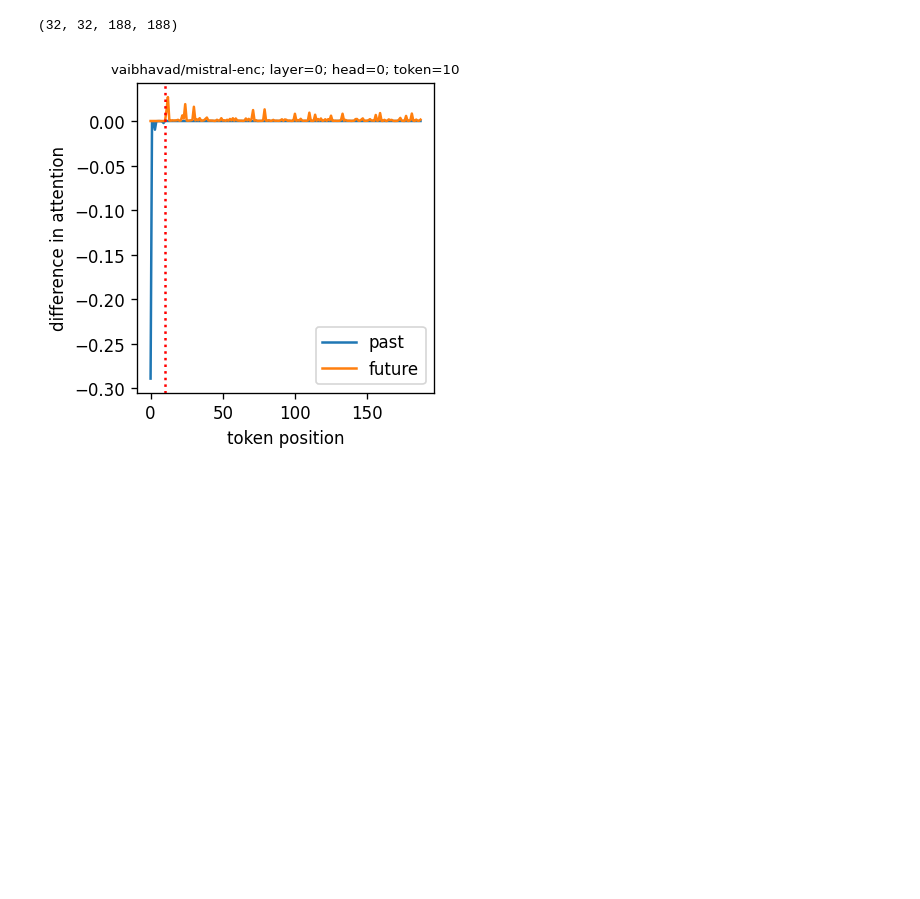
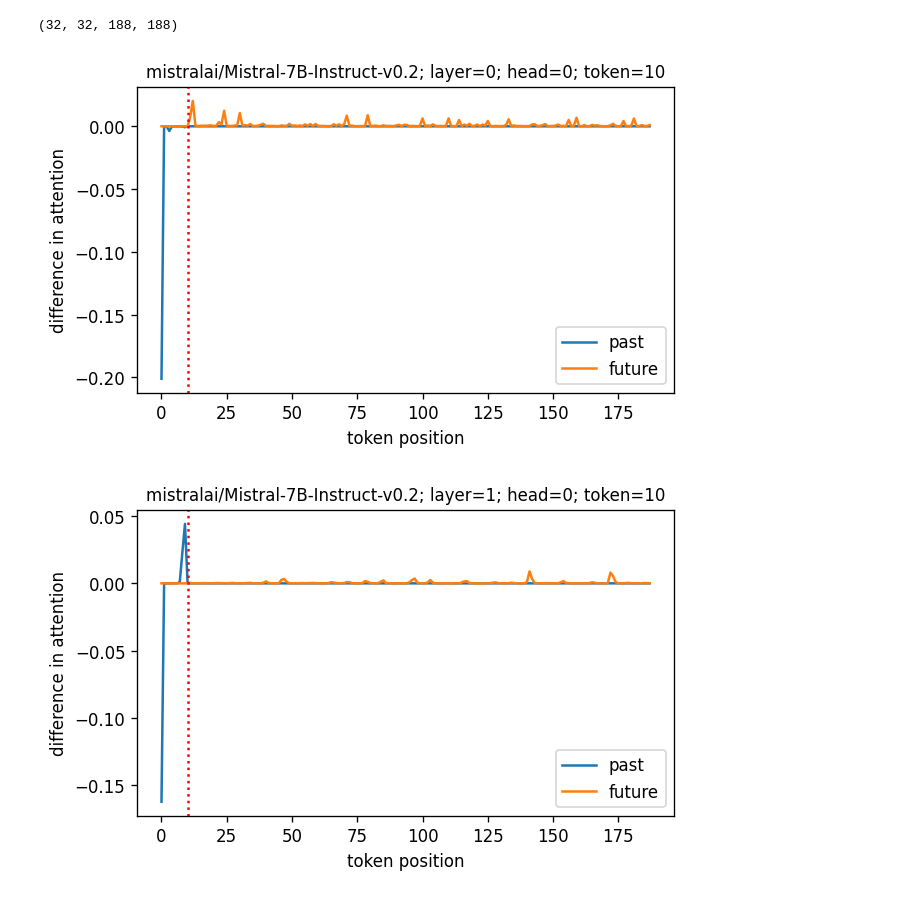
Before and after one commit to mmarius/transformers, a Jupyter notebook: notebooks/plot_attention.ipynb, the cells around one changed output. Saved outputs shown, nothing was run; the diff lists cells and outputs as text; code cells hidden in the pictures; blank space fills up the shorter version.

Commit message:
updated code to compute and visualize differences in attention

```diff
--- a/notebooks/plot_attention.ipynb
+++ b/notebooks/plot_attention.ipynb
@@ -36,14 +42,15 @@ def compute_entropies_for_heads_at_layer(layer, attention_matrices):
 # model_name_or_path, num_layers = "meta-llama/Llama-2-7b-hf", 32
 # model_name_or_path, num_layers = "meta-llama/Llama-2-7b-chat-hf", 32
 # model_name_or_path, num_layers = "mistralai/Mistral-7B-v0.1", 32
-# model_name_or_path, num_layers = "mistralai/Mistral-7B-Instruct-v0.2", 32
+model_name_or_path, num_layers = "mistralai/Mistral-7B-Instruct-v0.2", 32
 
 # transformed models
-model_name_or_path, num_layers = "vaibhavad/mistral-enc", 32
+# model_name_or_path, num_layers = "vaibhavad/llama-enc", 32
+# model_name_or_path, num_layers = "vaibhavad/mistral-enc", 32
 # %%
 offset = 0
 # %%
-data_path = f"/data/attention_data/{model_name_or_path.split('/')[-1]}/offset{offset}"
+data_path = f"/data/attention_data/{model_name_or_path.split('/')[-1]}"
 # %%
 causal_attention_matrices = load_attention_matrices(data_path, "causal", num_layers)
 causal_attention_matrices.shape
@@ -57,31 +80,32 @@ bi_attention_matrices.shape
 # %%
 # plot attention distribtion for a single token position
 
 num_tokens = causal_attention_matrices.shape[-1]
 
 head = 0
 token = 10
 
-for layer in range(num_layers)[:1]:
+for layer in range(num_layers)[:5]:
     H_c = causal_attention_matrices[layer][head]
     H_b = bi_attention_matrices[layer][head]
     difference = H_b - H_c
     difference_past = np.tril(difference, k=-1)
     difference_future = np.triu(difference, k=1)
 
-    fig, axes = plt.subplots(nrows=1, ncols=1, sharex=True, sharey=True, figsize=(3.5, 3.5), dpi=120)
+    fig, axes = plt.subplots(nrows=1, ncols=1, sharex=True, sharey=True, figsize=(5.5, 3.5), dpi=120)
     axes.plot(difference_past[token, :], label="past")
     axes.plot(difference_future[token, :], label="future")
     axes.axvline(token, color="red", linestyle="dotted")
 
     axes.set_xlabel("token position")
     axes.set_ylabel("difference in attention")
-    axes.set_title(f"{model_name_or_path}; layer={layer}; head={head}; token={token}", fontsize=8)
+    axes.set_title(f"{model_name_or_path}; layer={layer}; head={head}; token={token}", fontsize=10)
 
     axes.legend(loc="best")
 
     plt.tight_layout()
     plt.show()
     plt.close();
 # %% [output]
-[figure, old version]
+[figure, new version]
+[figure, added]
```
Also changed, not shown: parts of 12 cells of this notebook, 1 other file.
